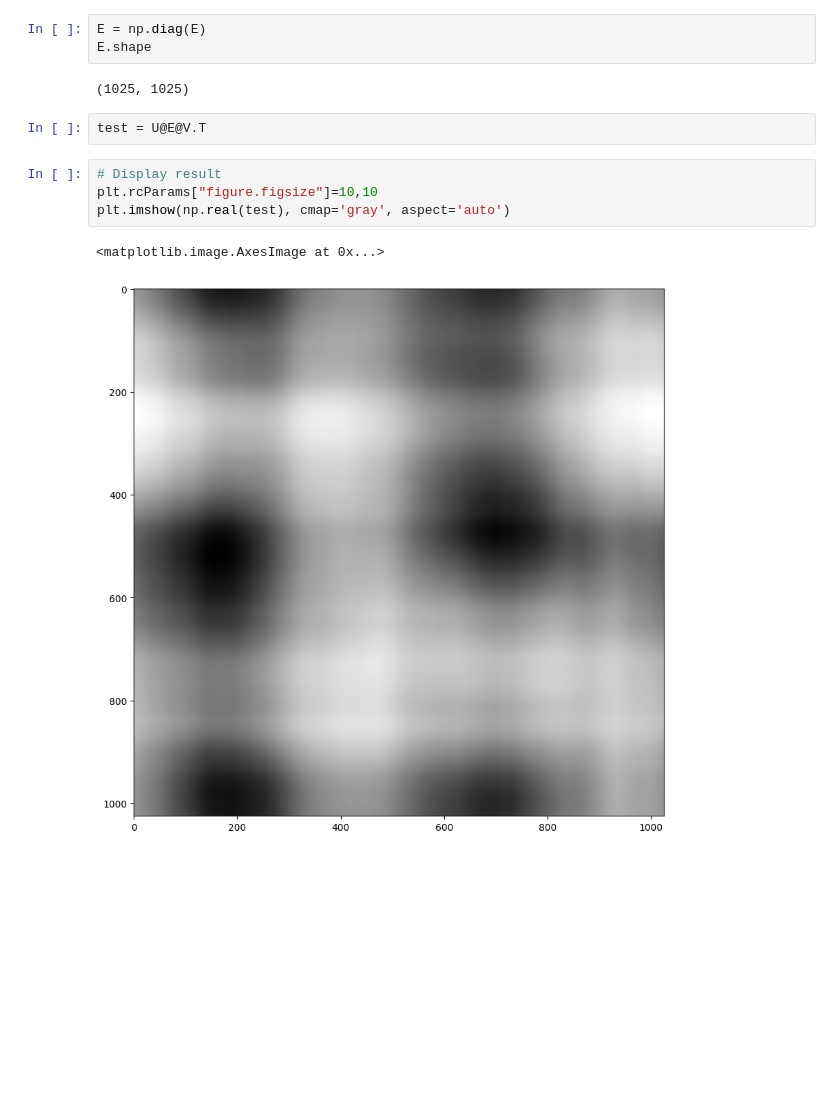
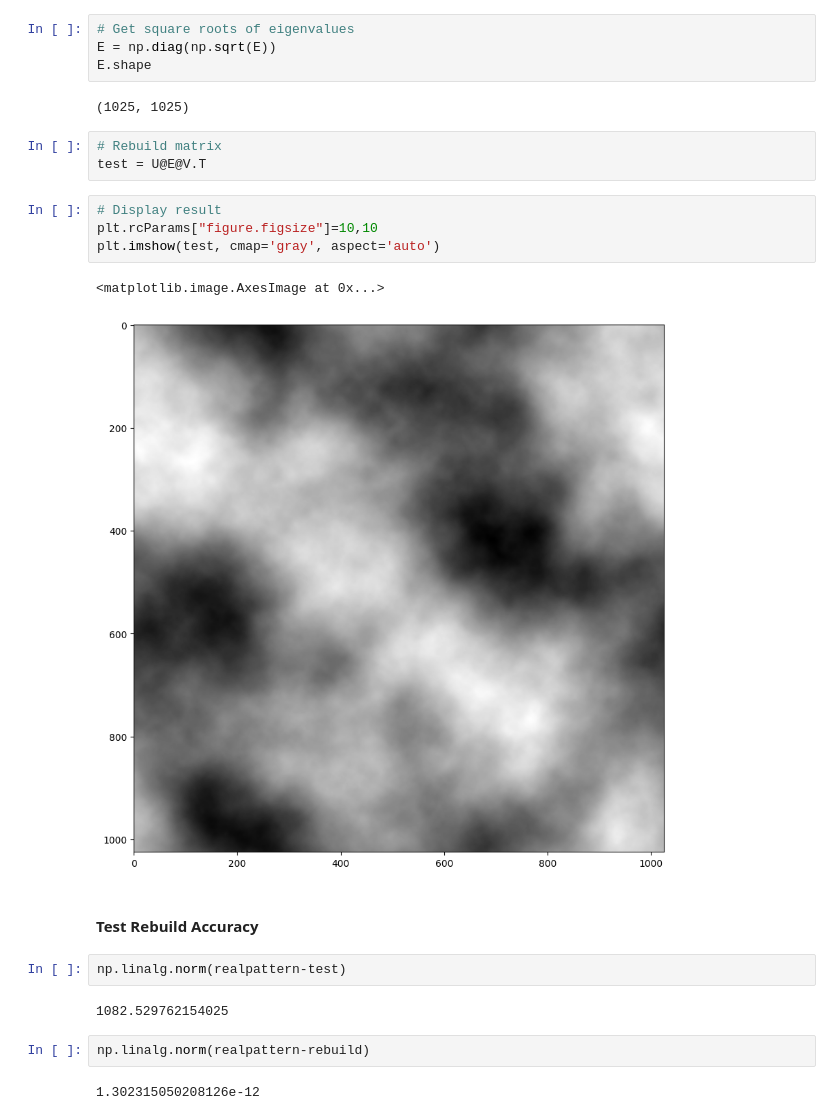
Before and after one commit to nghess/linalg, a Jupyter notebook: 2D_ifft_fractal_python_svd.ipynb, the cells around one changed output. Cells and saved outputs as stored; diff of their text form; blank space fills up the shorter version.

Commit message:
linalg notes

```diff
--- a/2D_ifft_fractal_python_svd.ipynb
+++ b/2D_ifft_fractal_python_svd.ipynb
@@ -191,16 +191,28 @@ print(e[:10])
  9.82654194e+02 3.42140280e+02 2.07222134e+02 1.51222996e+02
  1.05156587e+02 6.65627362e+01]
 # %%
-E = np.diag(E)
+# Get square roots of eigenvalues
+E = np.diag(np.sqrt(E))
 E.shape
 # %% [output]
 (1025, 1025)
 # %%
+# Rebuild matrix
 test = U@E@V.T
 # %%
 # Display result
 plt.rcParams["figure.figsize"]=10,10
-plt.imshow(np.real(test), cmap='gray', aspect='auto')
+plt.imshow(test, cmap='gray', aspect='auto')
 # %% [output]
 <matplotlib.image.AxesImage at 0x...>
-[figure, old version]
+[figure, new version]
+# %% [markdown]
+#### Test Rebuild Accuracy
+# %%
+np.linalg.norm(realpattern-test)
+# %% [output]
+1082.529762154025
+# %%
+np.linalg.norm(realpattern-rebuild)
+# %% [output]
+1.302315050208126e-12
```
Also changed, not shown: parts of 2 cells of this notebook.
